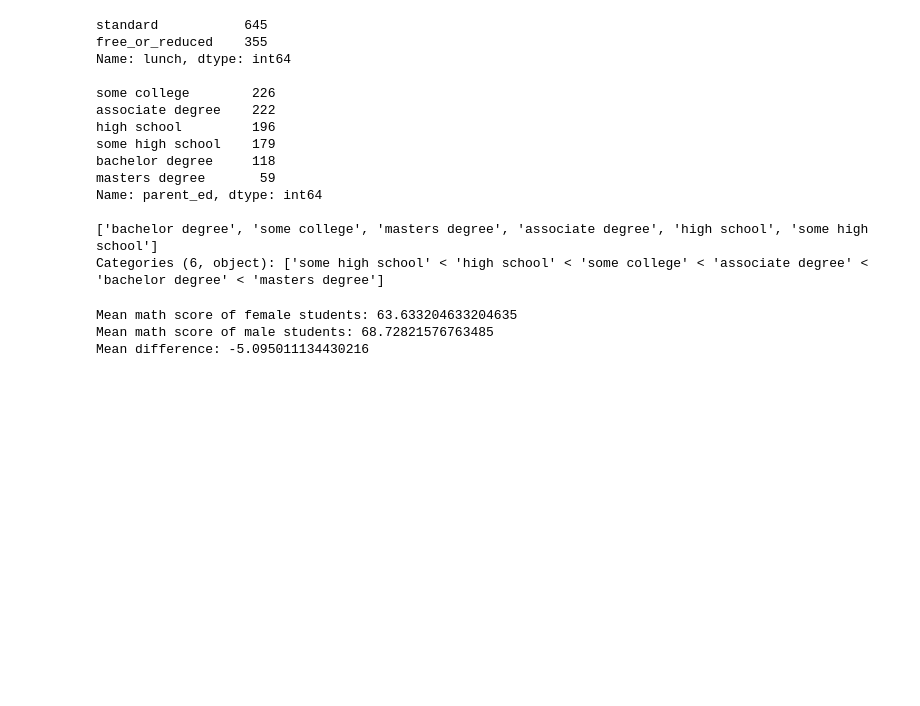
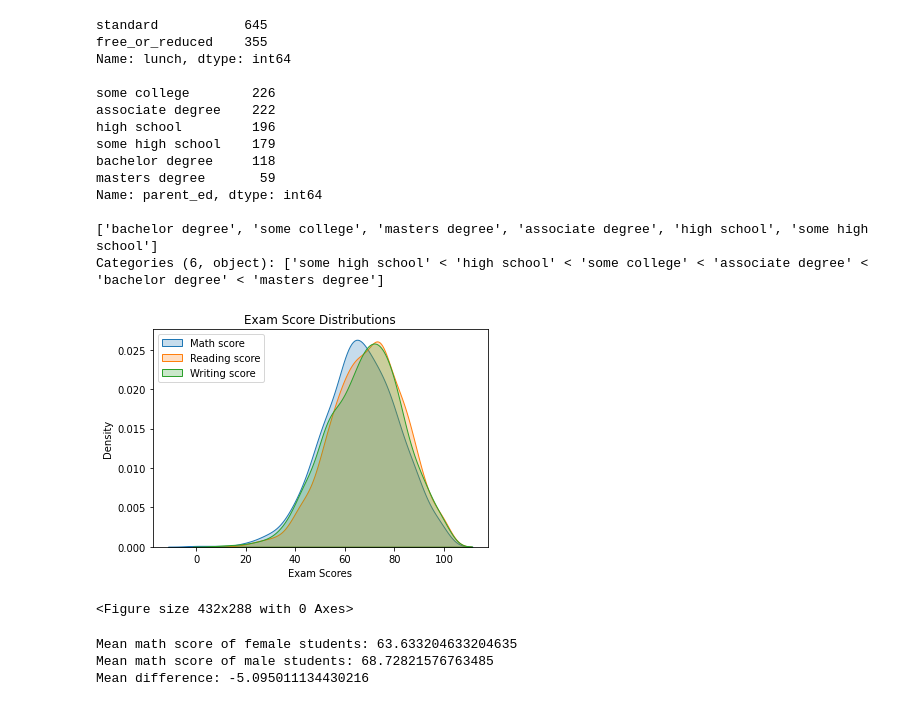
Before and after one commit to TheStarCloud/Projects, a Jupyter notebook: StudentPerformance HypTesting Project/StudentPerformance HypTesting Project.ipynb, the cells around one changed output. Saved outputs shown, nothing was run; the diff lists cells and outputs as text; code cells hidden in the pictures; blank space fills up the shorter version.

Commit message:
update
added graphic for exam score distributions

```diff
--- a/StudentPerformance HypTesting Project/StudentPerformance HypTesting Project.ipynb
+++ b/StudentPerformance HypTesting Project/StudentPerformance HypTesting Project.ipynb
@@ -68,6 +68,19 @@ Name: parent_ed, dtype: int64
 
 ['bachelor degree', 'some college', 'masters degree', 'associate degree', 'high school', 'some high school']
 Categories (6, object): ['some high school' < 'high school' < 'some college' < 'associate degree' < 'bachelor degree' < 'masters degree']
+# %%
+sns.kdeplot(student_df.math_score, shade=True)
+sns.kdeplot(student_df.reading_score, shade=True)
+sns.kdeplot(student_df.writing_score, shade=True)
+plt.legend(["Math score", "Reading score", "Writing score"], loc = 2)
+plt.xlabel("Exam Scores")
+plt.title("Exam Score Distributions")
+plt.savefig('exam_distr.png')
+plt.show()
+plt.clf()
+# %% [output]
+[figure, added]
+<Figure size 432x288 with 0 Axes>
 # %%
 #Hypothesis 1: relation between gender and math score
 #Null Hyp: There is no association between a student's gender and their math score.
```
Also changed, not shown: 2 other files.
